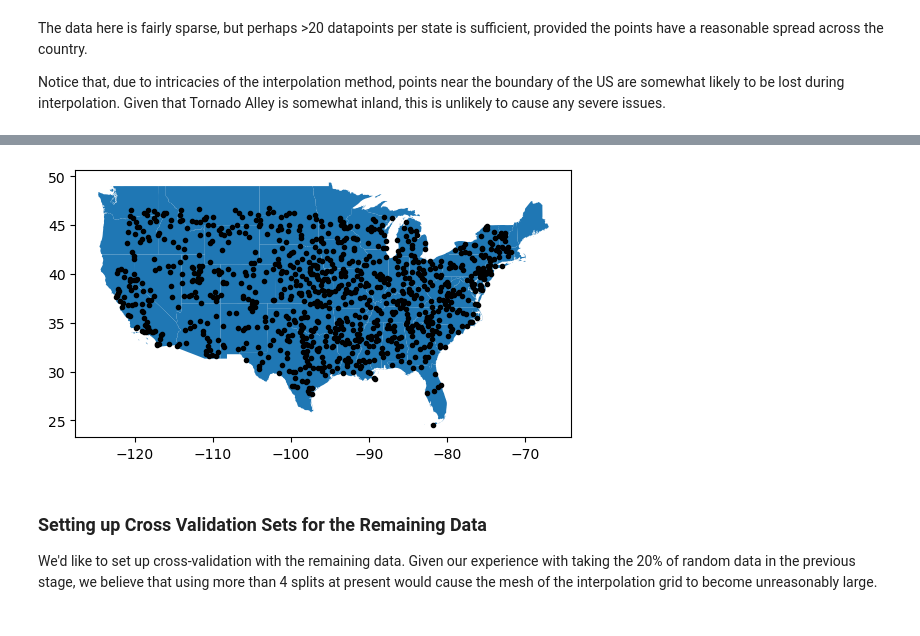
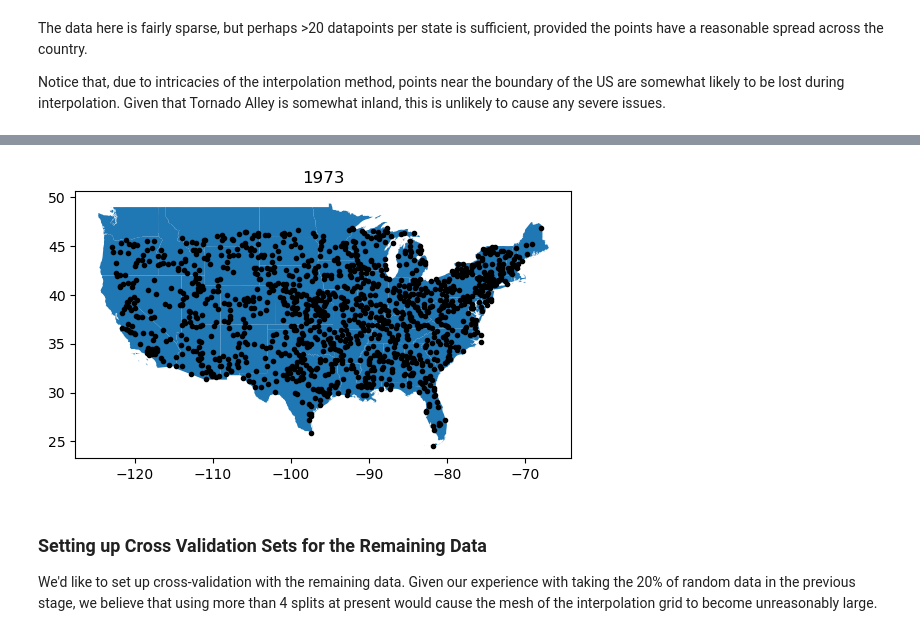
Before and after one commit to matthewdannenberg/not_in_kansas_anymore, a Jupyter notebook: tornado_alley_climate_model.ipynb, the cells around one changed output, grey strips where cells are left out. Saved outputs shown, nothing was run; the diff lists cells and outputs as text; code cells hidden in the pictures.

```diff
--- a/tornado_alley_climate_model.ipynb
+++ b/tornado_alley_climate_model.ipynb
@@ -16,0 +540,7 @@ states = states[~states['STUSPS'].isin(states_to_remove)]
+# %%
+rand_data_fraction = .2
+num_cv_splits = 4
+random_state1 = 182
+random_state2 = 17
+
+train_year_df,test_year_df,train_rand_df,test_rand_df,train_cv_dfs,test_cv_dfs = create_all_test_train_splits(gaussian_climate_df,features_to_interpolate,test_years,rand_data_fraction,num_cv_splits,random_state1,random_state2)
@@ -313,5 +736,0 @@ print(data_per_year)
-# %%
-non_test_years = list(range(1950,1980)) + list(range(1990,2020))
-remaining_df = climate_df[climate_df['DATE'].isin(non_test_years)]
-
-remaining_df
@@ -332,18 +736,0 @@ remaining_df
-# %%
-from sklearn.model_selection import train_test_split
-
-random_state = 175
-
-yearly_test_data = []
-yearly_train_data = []
-for year in non_test_years:
-    year_df = remaining_df[remaining_df['DATE'] == year]
-    train, test = train_test_split(year_df, test_size=.2, random_state=year*random_state)
-    yearly_train_data.append(train)
-    yearly_test_data.append(test)
-
-test_rand_df = pd.concat(yearly_test_data)
-test_rand_df = pd.concat([test_rand_df[['DATE','LATITUDE','LONGITUDE','ELEVATION','NAME','tornado_alley']],test_rand_df[features_to_interpolate]],axis=1)
-
-remaining_df = pd.concat(yearly_train_data)
-remaining_df = pd.concat([remaining_df[['DATE','LATITUDE','LONGITUDE','ELEVATION','NAME','tornado_alley']],remaining_df[features_to_interpolate]],axis=1)
@@ -360,9 +736,0 @@ There is some reasonable worry to be had here about the mesh of the interpolatio
-# %%
-test_rand_df = multiyear_linear_feature_interpolator(test_rand_df, 'LATITUDE','LONGITUDE', features_to_interpolate,'DATE',non_test_years)
-
-for feature in features_to_interpolate:
-    test_rand_df = test_rand_df[~test_rand_df[feature].isna()]
-
-test_rand_df = test_rand_df.reset_index(drop=True)
-
-test_year_df
@@ -411,11 +750,12 @@ print(data_per_year)
 # %%
 states.plot()
 
 smallest_year = test_rand_df[test_rand_df['DATE'] == data_per_year[0][0]]
 plt.scatter(smallest_year['LONGITUDE'],smallest_year['LATITUDE'],c='black',marker='.')
+plt.title(str(data_per_year[0][0]))
 plt.show()
 # %% [output]
-[figure, old version]
+[figure, new version]
 # %% [markdown]
 ### Setting up Cross Validation Sets for the Remaining Data
 
```
Also changed, not shown: parts of 79 cells of this notebook.
